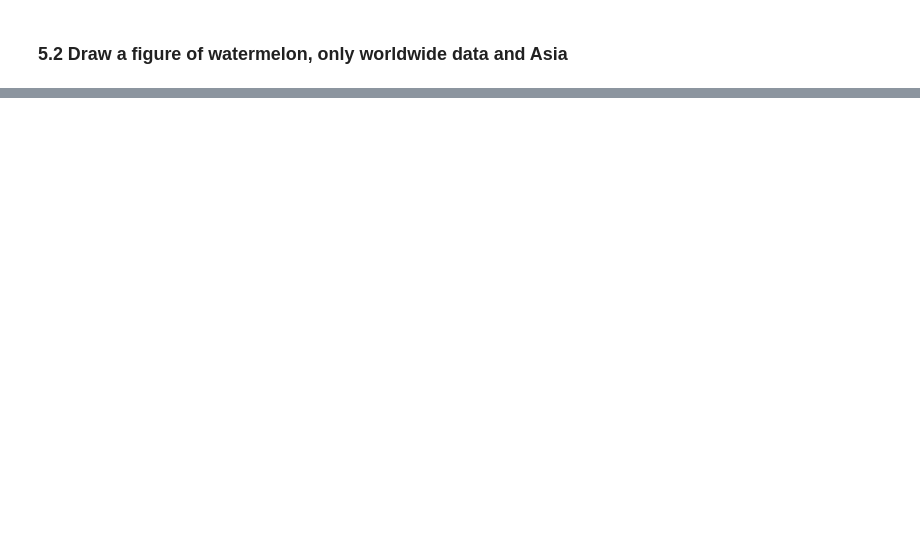
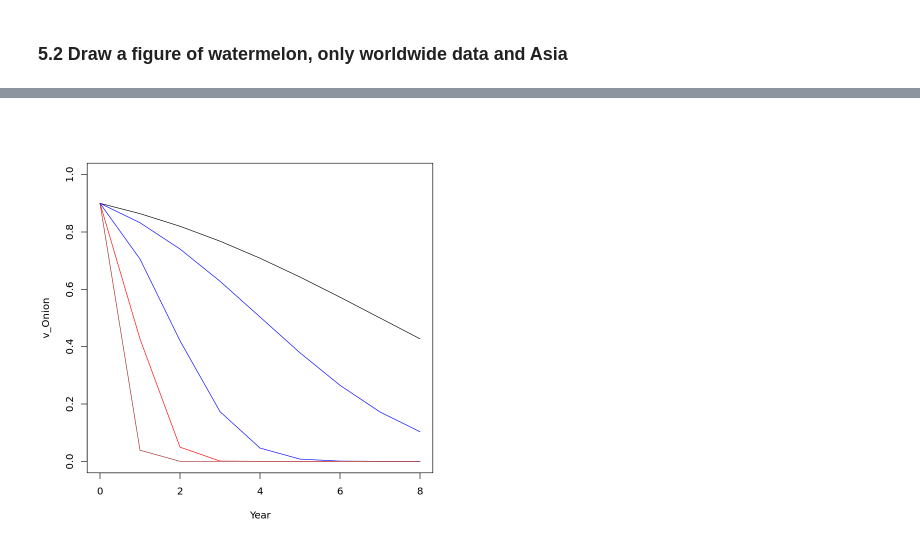
Before and after one commit to cwinkelmann/R-Uebung, a Jupyter notebook: FAO_Data_Demo.ipynb, the cells around one changed output, grey strips where cells are left out. Cells and saved outputs as stored; diff of their text form; code cells hidden in the pictures; blank space fills up the shorter version.

Commit message:
added graphing tutorial to FAO Data Demo

```diff
--- a/FAO_Data_Demo.ipynb
+++ b/FAO_Data_Demo.ipynb
@@ -82,0 +197,32 @@ xyplot(Yield~Year,groups=Area, data=subset(df2, Item.Code==item),
+# %%
+## Robert Ellis Equation
+### Warum wird die qnorm Funktion benutzt: https://www.rdocumentation.org/packages/VGAM/versions/0.7-5/topics/probit
+eq = function(p, Ki, KE, m, CW, CH, Cq, t){
+    # p ... probit
+    # Ki ... Keimfähigkeit zu Beginn
+    # KE ...
+    # m ... Saatfeuchte während des lagerns, die hoffentlich nicht so hoch
+    # CW ... Einfluss der Saatfeuchte
+    # CH
+    # Cq
+    # t ... temperatur
+  v= qnorm(Ki)- p*365/(10^(KE-CW*log10(m)-CH*t-Cq*t^2))
+  return(pnorm(v))
+}
+
+
+Year=0:8
+v_Onion = eq(p=Year, Ki=0.9, KE=6.975, m=8, CW=3.470, CH=0.040, Cq=0.000428, t=12)
+plot(Year, v_Onion, type='l', ylim=c(0,1))
+v_Onion20 = eq(p=Year, Ki=0.9, KE=6.975, m=9, CW=3.470, CH=0.040, Cq=0.000428, t=20)
+lines(Year, v_Onion20, col="blue")
+v_Onion25 = eq(p=Year, Ki=0.9, KE=6.975, m=9, CW=3.470, CH=0.040, Cq=0.000428, t=25)
+lines(Year, v_Onion25, col="red")
+v_Onion30 = eq(p=Year, Ki=0.9, KE=6.975, m=9, CW=3.470, CH=0.040, Cq=0.000428, t=30)
+lines(Year, v_Onion30, col="brown")
+
+Year=0:8
+v_test = eq(p=Year, Ki=0.9, KE=6.975, m=8, CW=3.470, CH=0.060, Cq=0.000428, t=12)
+lines(Year, v_test, col="blue")
+# %% [output]
+[figure, added]
```
Also changed, not shown: parts of 19 cells of this notebook.
